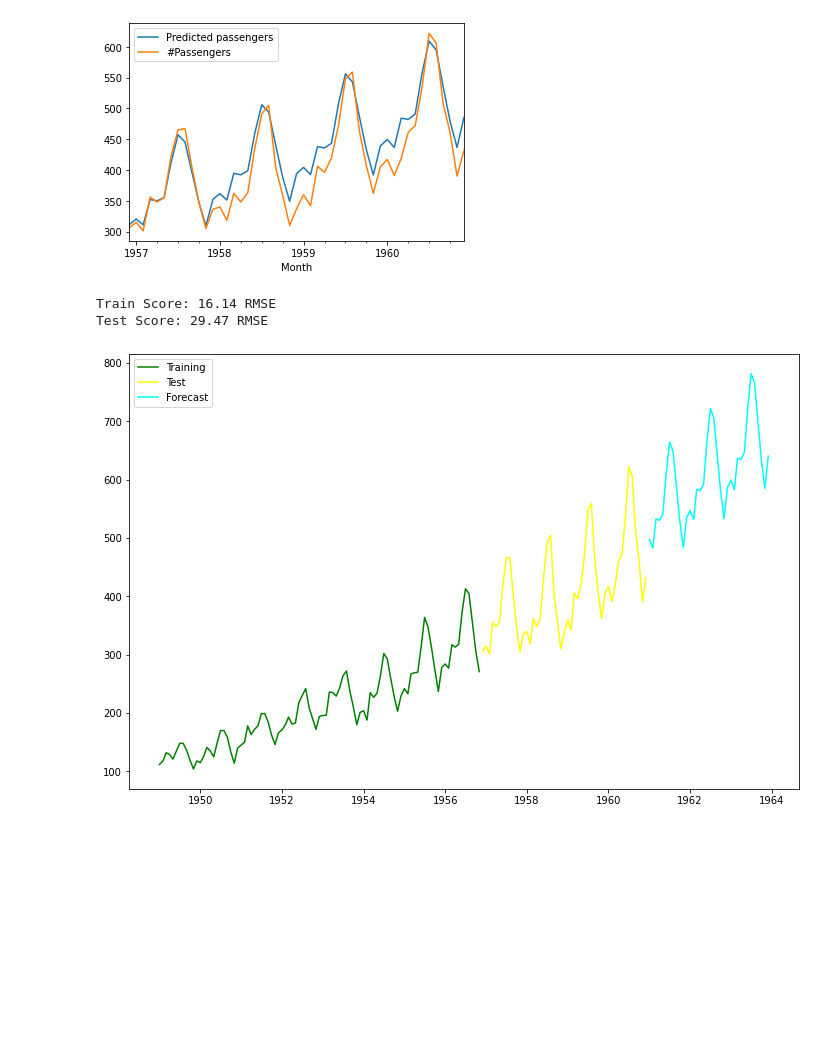
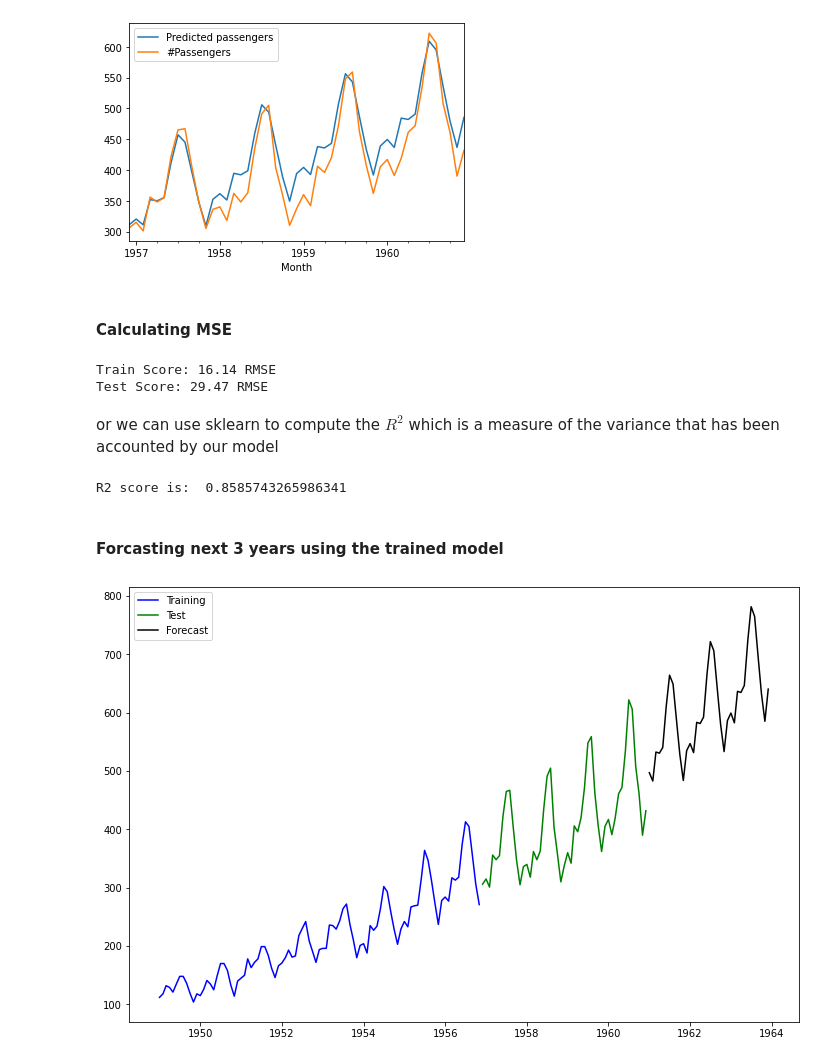
Before and after one commit to moshen80/Time_Series_Analysis, a Jupyter notebook: Number_of_Passengers_Prediction_AutoRegressiveModel.ipynb, the cells around one changed output. Cells and saved outputs as stored; diff of their text form; code cells hidden in the pictures; blank space fills up the shorter version.

```diff
--- a/Number_of_Passengers_Prediction_AutoRegressiveModel.ipynb
+++ b/Number_of_Passengers_Prediction_AutoRegressiveModel.ipynb
@@ -155,31 +155,36 @@ X_test['#Passengers'].plot(legend = True)
 plt.show()
 # %% [output]
 [figure]
+# %% [markdown]
+#### Calculating MSE
 # %%
-# calculate root mean squared error
 trainScore = math.sqrt(mean_squared_error(X_train, train_prediction))
 print('Train Score: %.2f RMSE' % (trainScore))
 testScore = math.sqrt(mean_squared_error(X_test, prediction))
 print('Test Score: %.2f RMSE' % (testScore))
-
-#from sklearn.metrics import r2_score
-#score = r2_score(X_test, prediction)
-#print("R2 score is: ", score)
-
-#Forecast.. You can re-train on the entire dataset before forecasting
-#For now let us use the trained model
-# Forecast for the next 3 years
-forecast = result.predict(start = len(df),
-                          end = (len(df)-1) + 3 * 12,
-                          typ = 'levels').rename('Forecast')
-
-plt.figure(figsize=(12,8))
-plt.plot(X_train, label='Training', color='green')
-plt.plot(X_test, label='Test', color='yellow')
-plt.plot(forecast, label='Forecast', color='cyan')
-plt.legend(loc='upper left')
-plt.show()
 # %% [output]
 Train Score: 16.14 RMSE
 Test Score: 29.47 RMSE
-[figure, removed]
+# %% [markdown]
+or we can use sklearn to compute the $R^{2}$  which is a measure of the variance that has been accounted by our model
+# %%
+from sklearn.metrics import r2_score
+score = r2_score(X_test, prediction)
+print("R2 score is: ", score)
+# %% [output]
+R2 score is:  0.8585743265986341
+# %% [markdown]
+#### Forcasting next 3 years using the trained model
+# %%
+forecast = result.predict(start = len(df),
+                          end = (len(df)-1) + 3 * 12,
+                          typ = 'levels').rename('Forecast')
+
+plt.figure(figsize=(12,8))
+plt.plot(X_train, label='Training', color='blue')
+plt.plot(X_test, label='Test', color='green')
+plt.plot(forecast, label='Forecast', color='black')
+plt.legend(loc='upper left')
+plt.show()
+# %% [output]
+[figure, added]
```
